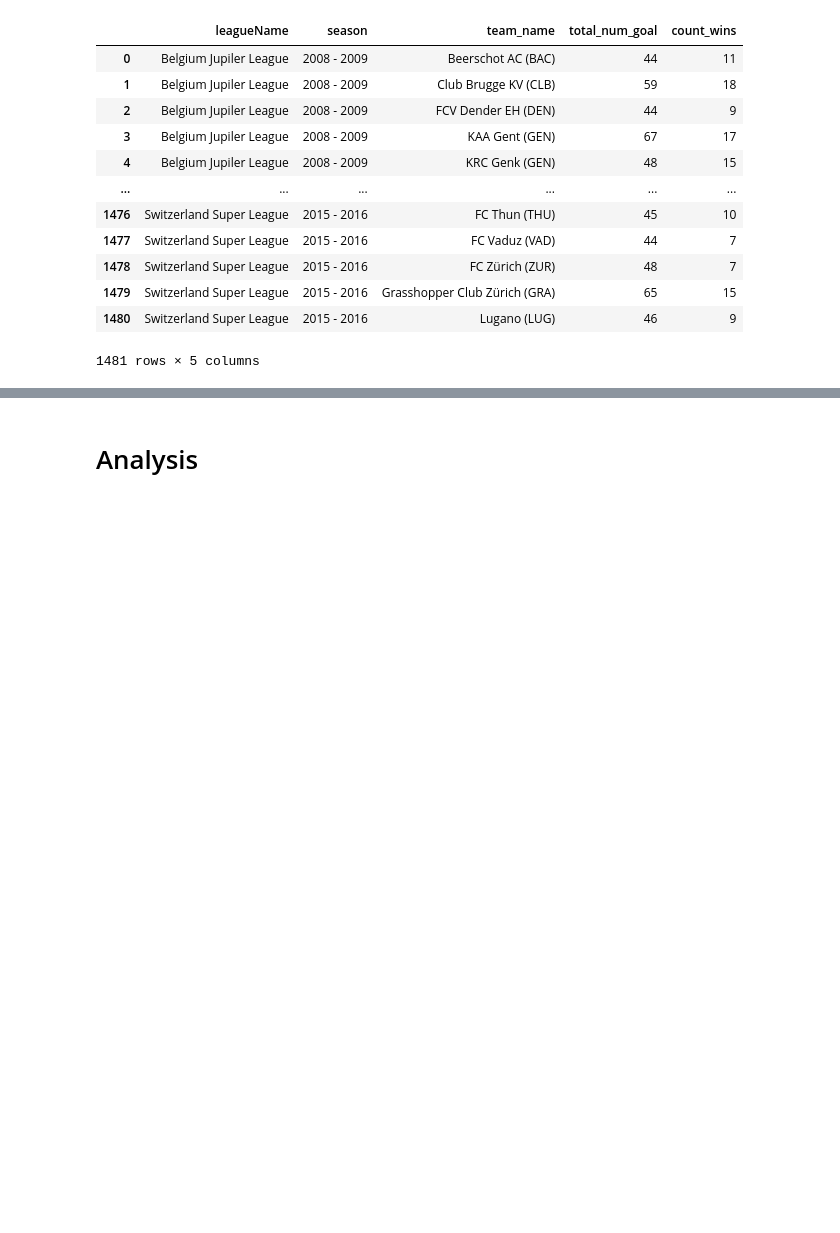
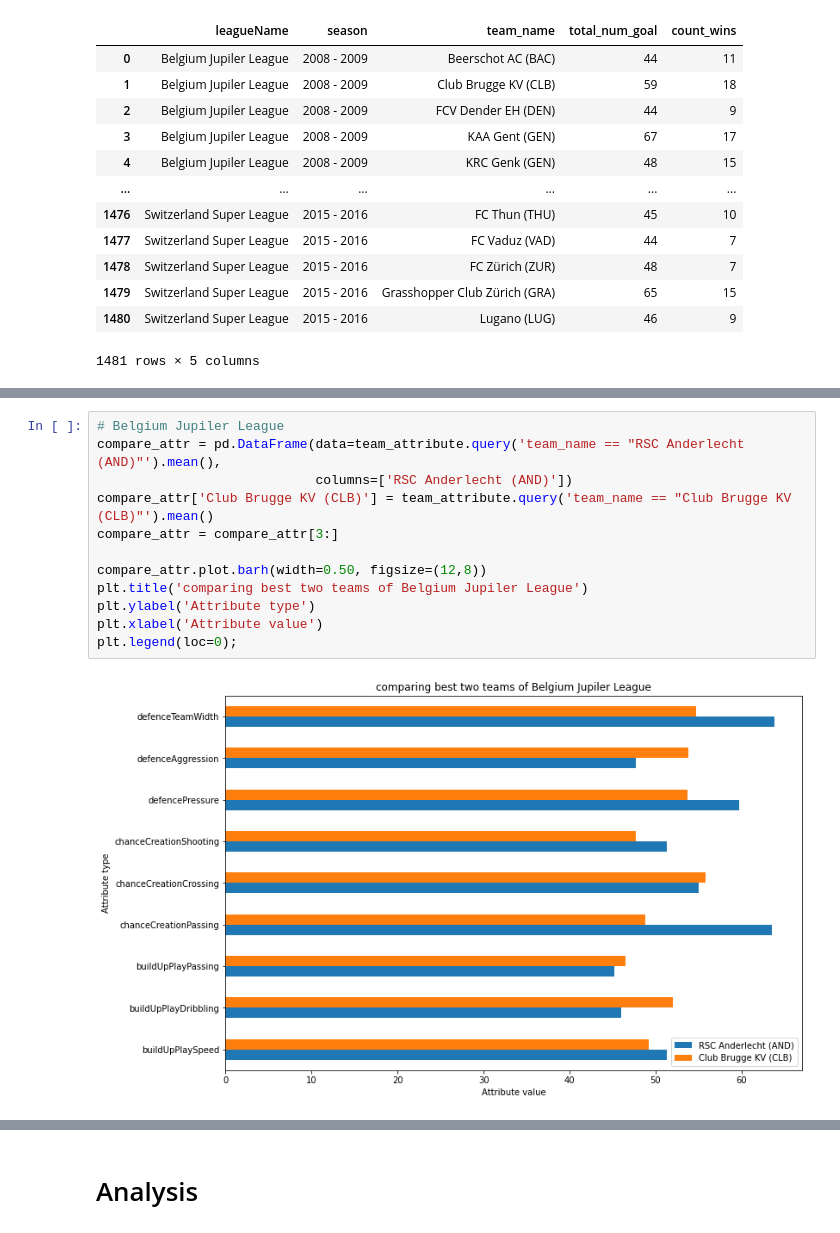
Before and after one commit to Hyej-Kim/cmsc320Final, a Jupyter notebook: cmsc320Final.ipynb, the cells around one changed output, grey strips where cells are left out. Saved outputs shown, nothing was run; the diff lists cells and outputs as text; blank space fills up the shorter version.

```diff
--- a/cmsc320Final.ipynb
+++ b/cmsc320Final.ipynb
@@ -802,0 +837,14 @@ team_goal_won_total
+# %%
+# Belgium Jupiler League
+compare_attr = pd.DataFrame(data=team_attribute.query('team_name == "RSC Anderlecht (AND)"').mean(),
+                            columns=['RSC Anderlecht (AND)'])
+compare_attr['Club Brugge KV (CLB)'] = team_attribute.query('team_name == "Club Brugge KV (CLB)"').mean()
+compare_attr = compare_attr[3:]
+
+compare_attr.plot.barh(width=0.50, figsize=(12,8))
+plt.title('comparing best two teams of Belgium Jupiler League')
+plt.ylabel('Attribute type')
+plt.xlabel('Attribute value')
+plt.legend(loc=0);
+# %% [output]
+[figure, added]
```
Also changed, not shown: parts of 25 cells of this notebook.
